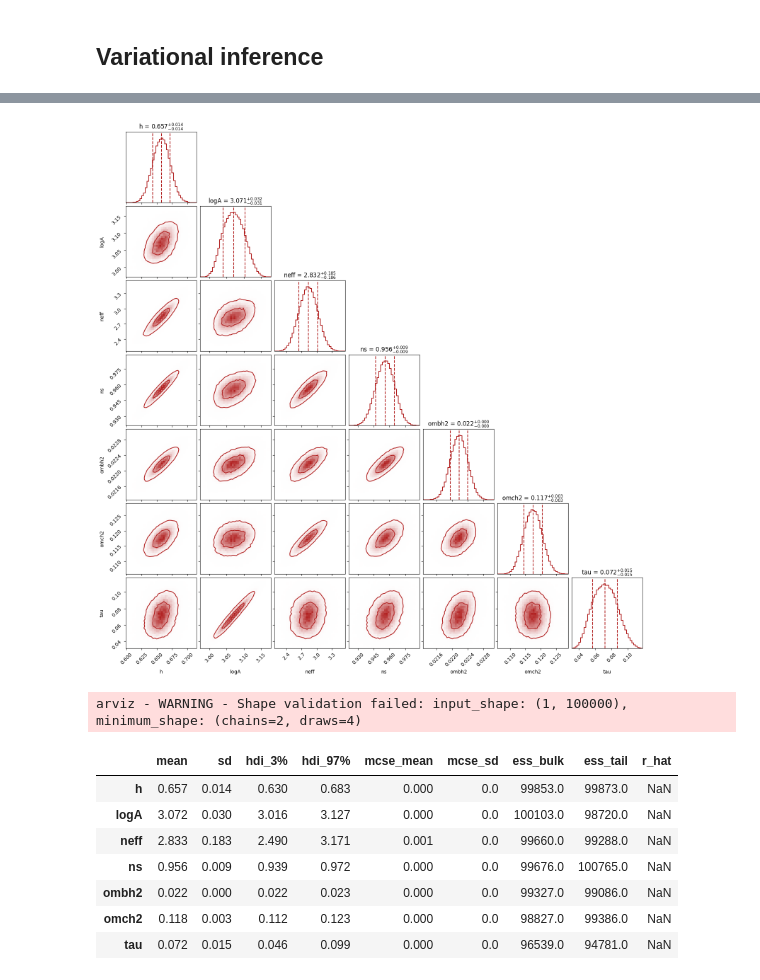
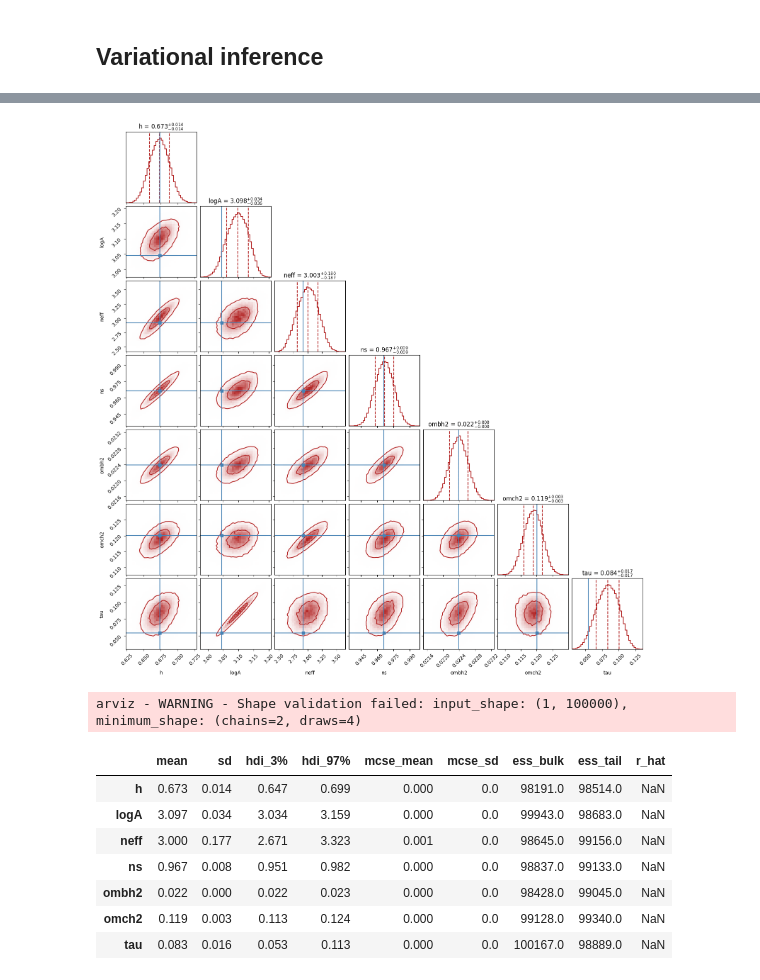
Before and after one commit to smsharma/cmb-differentiable-emu, a Jupyter notebook: notebooks/example.ipynb, the cells around one changed output, grey strips where cells are left out. Drawn from its saved outputs; the diff is of its cells as text; code cells hidden in the pictures.

Commit message:
Run with low ell, Planck18 comparison

```diff
--- a/notebooks/example.ipynb
+++ b/notebooks/example.ipynb
@@ -170,7 +170,7 @@ Text(0, 0.5, 'Ratio')
 # %% [markdown]
 ## Variational inference
 # %%
-plite = PlanckLiteJax(year=2018, spectra="TTTEEE", use_low_ell_bins=False, ellmin=ellmin, data_directory='../likelihoods/planck2018_lite/data')
+plite = PlanckLiteJax(year=2018, spectra="TTTEEE", use_low_ell_bins=True, ellmin=ellmin, data_directory='../likelihoods/planck2018_lite/data')
 
 def loglike(params):
     """ Emulation + log-likelihood wrapper
@@ -221,7 +221,7 @@ def model():
     ns = numpyro.sample('ns', dist.Uniform(0.8, 1.2))
     logA = numpyro.sample('logA', dist.Uniform(2.7, 4))
     neff = numpyro.sample('neff', dist.Uniform(2., 4.))
-    tau = numpyro.sample('tau', dist.TruncatedDistribution(dist.Normal(0.05, 0.02), low=0.02, high=0.12))
+    tau = numpyro.sample('tau', dist.TruncatedDistribution(dist.Normal(0.067, 0.023), low=1e-4, high=0.15))
 
     log_like = loglike(np.array([ombh2, omch2, h, tau, ns, logA, neff]))
 
@@ -236,43 +236,54 @@ optimizer = optim.optax_to_numpyro(optax.adamw(lr))
 # %%
 svi = SVI(model, guide, optimizer, Trace_ELBO(num_particles=16),)
 svi_results = svi.run(rng, n_steps)
+# %%
+# Make dict of Planck 2018 params
+params = {
+    'ombh2': 0.022383,
+    'omch2': 0.12011,
+    'h': 0.6732,
+    'tau': 0.0543,
+    'ns': 0.96605,
+    'logA': 3.0448,
+    'neff': 2.92
+}
 # %%
+import corner
+import arviz
+
 # Get samples and make corner plot
 num_samples = 100000
 
 rng, _ = jax.random.split(rng)
 posterior_dict = guide.sample_posterior(rng_key=rng, params=svi_results.params, sample_shape=(num_samples,))
-
-import corner
-import arviz
 
 levels =  1.0 - np.exp(-0.5 *np.array([1.0, 2.0]) ** 2)
 
 corner_configs = {
     "smooth": 0.4,
     "smooth1d": 0.4,
     "bins": 40,
     "levels": levels,
     "quantiles": [0.16, 0.50, 0.84],
     "title_fmt": ".3f",
     "show_titles": True,
     "plot_datapoints": False,
     "plot_density": True,
     "color": 'firebrick',
 }
 
-corner.corner(arviz.from_dict(posterior_dict), **corner_configs);
+corner.corner(arviz.from_dict(posterior_dict), truths=params, **corner_configs);
 # %% [output]
-[figure, old version]
+[figure, new version]
 # %%
 arviz.summary(arviz.from_dict(posterior_dict))
 # %% [output]
 arviz - WARNING - Shape validation failed: input_shape: (1, 100000), minimum_shape: (chains=2, draws=4)
 |  | mean | sd | hdi_3% | hdi_97% | mcse_mean | mcse_sd | ess_bulk | ess_tail | r_hat |
-| h | 0.657 | 0.014 | 0.630 | 0.683 | 0.000 | 0.0 | 99853.0 | 99873.0 | NaN |
-| logA | 3.072 | 0.030 | 3.016 | 3.127 | 0.000 | 0.0 | 100103.0 | 98720.0 | NaN |
-| neff | 2.833 | 0.183 | 2.490 | 3.171 | 0.001 | 0.0 | 99660.0 | 99288.0 | NaN |
-| ns | 0.956 | 0.009 | 0.939 | 0.972 | 0.000 | 0.0 | 99676.0 | 100765.0 | NaN |
-| ombh2 | 0.022 | 0.000 | 0.022 | 0.023 | 0.000 | 0.0 | 99327.0 | 99086.0 | NaN |
-| omch2 | 0.118 | 0.003 | 0.112 | 0.123 | 0.000 | 0.0 | 98827.0 | 99386.0 | NaN |
-| tau | 0.072 | 0.015 | 0.046 | 0.099 | 0.000 | 0.0 | 96539.0 | 94781.0 | NaN |
+| h | 0.673 | 0.014 | 0.647 | 0.699 | 0.000 | 0.0 | 98191.0 | 98514.0 | NaN |
+| logA | 3.097 | 0.034 | 3.034 | 3.159 | 0.000 | 0.0 | 99943.0 | 98683.0 | NaN |
+| neff | 3.000 | 0.177 | 2.671 | 3.323 | 0.001 | 0.0 | 98645.0 | 99156.0 | NaN |
+| ns | 0.967 | 0.008 | 0.951 | 0.982 | 0.000 | 0.0 | 98837.0 | 99133.0 | NaN |
+| ombh2 | 0.022 | 0.000 | 0.022 | 0.023 | 0.000 | 0.0 | 98428.0 | 99045.0 | NaN |
+| omch2 | 0.119 | 0.003 | 0.113 | 0.124 | 0.000 | 0.0 | 99128.0 | 99340.0 | NaN |
+| tau | 0.083 | 0.016 | 0.053 | 0.113 | 0.000 | 0.0 | 100167.0 | 98889.0 | NaN |
```
Also changed, not shown: parts of 3 cells of this notebook.
